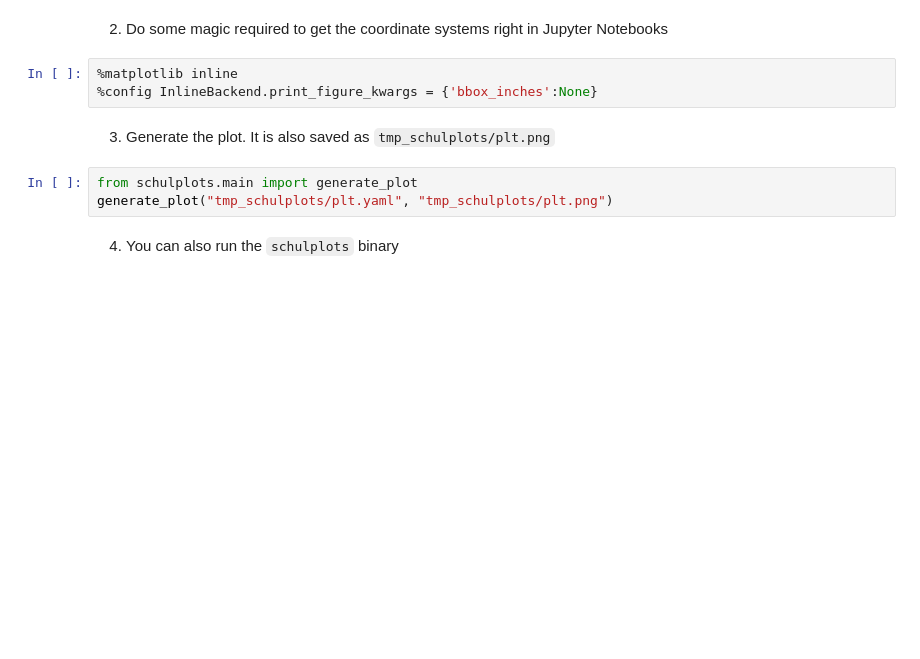
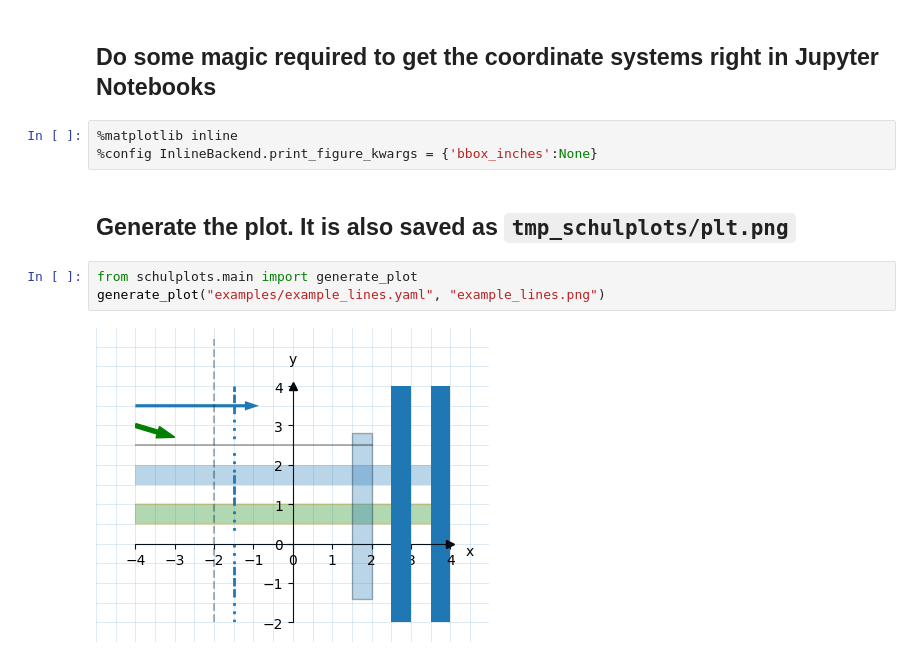
Before and after one commit to HansAschauer/schulplots, a Jupyter notebook: src/notebook_example.ipynb, the cells around one changed output. Drawn from its saved outputs; the diff is of its cells as text; blank space fills up the shorter version.

Commit message:
Update notebook example

```diff
--- a/src/notebook_example.ipynb
+++ b/src/notebook_example.ipynb
@@ -49,12 +26,14 @@ open("tmp_schulplots/plt.yaml","w").write(plot)
 # %% [markdown]
-2. Do some magic required to get the coordinate systems right in Jupyter Notebooks
+
+
+## Do some magic required to get the coordinate systems right in Jupyter Notebooks
 # %%
 %matplotlib inline
 %config InlineBackend.print_figure_kwargs = {'bbox_inches':None}
 # %% [markdown]
-3.  Generate the plot. It is also saved as `tmp_schulplots/plt.png`
+##  Generate the plot. It is also saved as `tmp_schulplots/plt.png`
 # %%
 from schulplots.main import generate_plot
-generate_plot("tmp_schulplots/plt.yaml", "tmp_schulplots/plt.png")
+generate_plot("examples/example_lines.yaml", "example_lines.png")
+# %% [output]
+[figure, added]
-# %% [markdown]
-4. You can also run the `schulplots` binary
```
Also changed, not shown: parts of 8 cells of this notebook.
